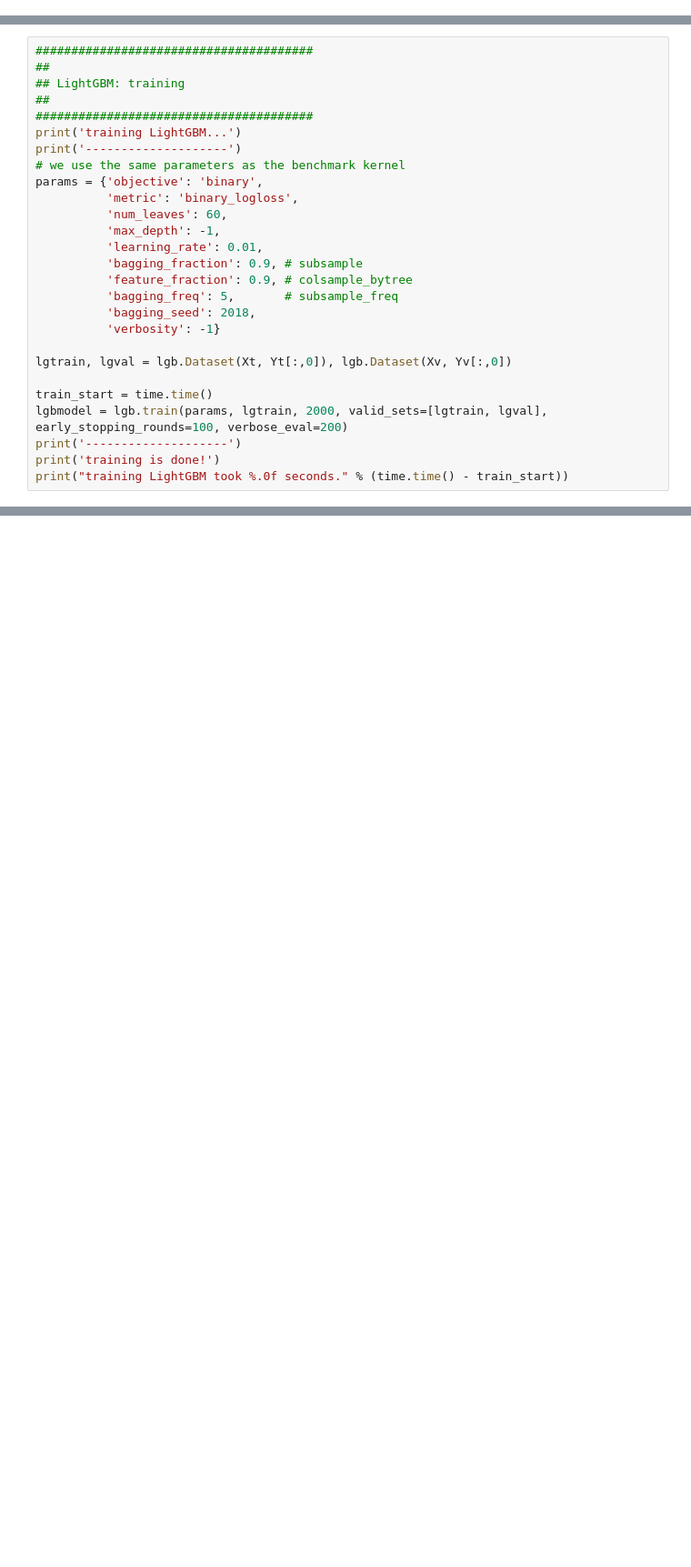
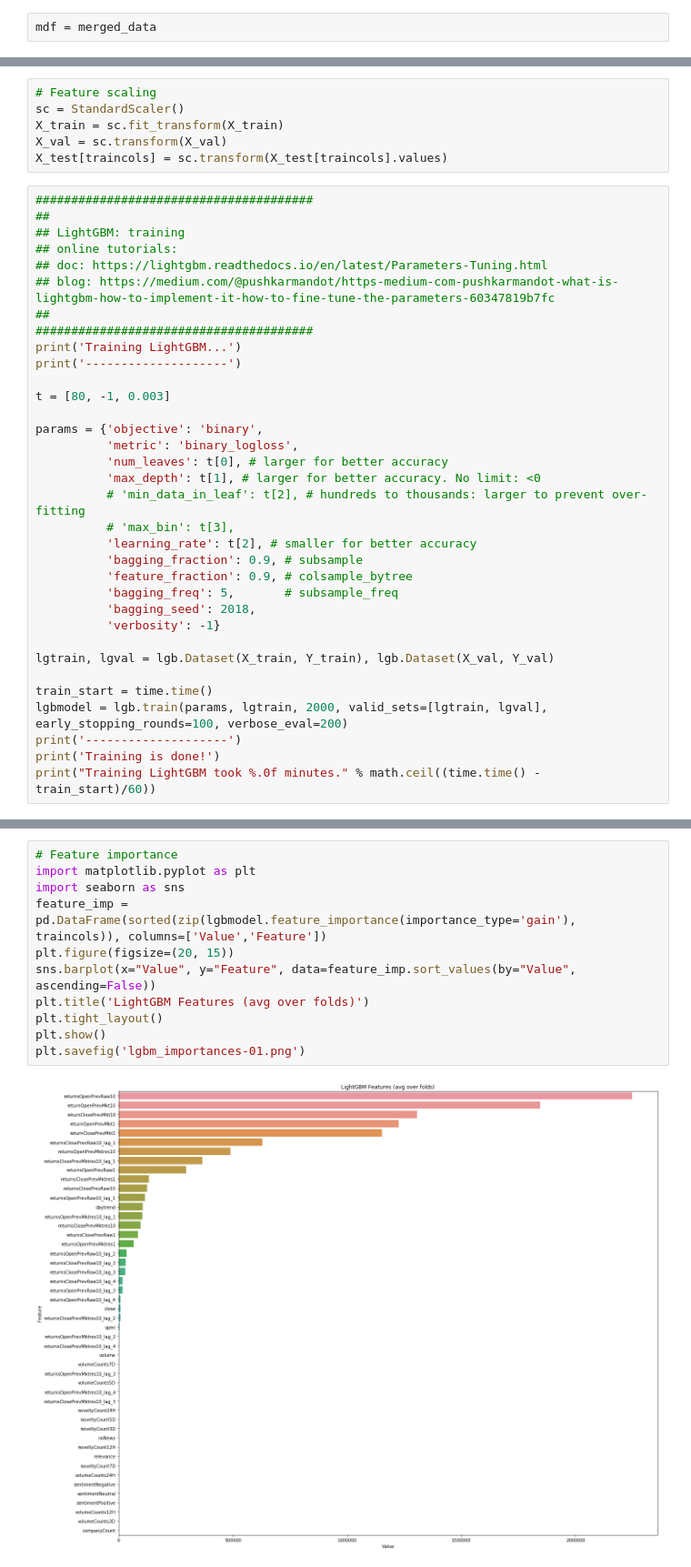
Before and after one commit to ChiPrimo/TwoSigma, a Jupyter notebook: predict_lgbm_local.ipynb, the cells around one changed output, grey strips where cells are left out. Shown at 91% size. Drawn from its saved outputs; the diff is of its cells as text; blank space fills up the shorter version.

Commit message:
Handled missing values, removed outliers, added lag features, scaled training features, and reported feature importance. Version: 20181220. Score: 0.55

```diff
--- a/predict_lgbm_local.ipynb
+++ b/predict_lgbm_local.ipynb
@@ -56,0 +162,2 @@ mdf = merged_success
+# %%
+mdf = merged_data
@@ -119,28 +205,41 @@ def post_scaling(pred_Y):
+# %%
+# Feature scaling
+sc = StandardScaler()
+X_train = sc.fit_transform(X_train)
+X_val = sc.transform(X_val)
+X_test[traincols] = sc.transform(X_test[traincols].values)
 # %%
 #######################################
 ##
 ## LightGBM: training
+## online tutorials:
+## doc: https://lightgbm.readthedocs.io/en/latest/Parameters-Tuning.html
+## blog: https://medium.com/@pushkarmandot/https-medium-com-pushkarmandot-what-is-lightgbm-how-to-implement-it-how-to-fine-tune-the-parameters-60347819b7fc
 ##
 #######################################
-print('training LightGBM...')
+print('Training LightGBM...')
 print('--------------------')
-# we use the same parameters as the benchmark kernel
+
+t = [80, -1, 0.003]
+
 params = {'objective': 'binary',
           'metric': 'binary_logloss',
-          'num_leaves': 60,
-          'max_depth': -1,
-          'learning_rate': 0.01,
+          'num_leaves': t[0], # larger for better accuracy
+          'max_depth': t[1], # larger for better accuracy. No limit: <0
+          # 'min_data_in_leaf': t[2], # hundreds to thousands: larger to prevent over-fitting
+          # 'max_bin': t[3],
+          'learning_rate': t[2], # smaller for better accuracy
           'bagging_fraction': 0.9, # subsample
           'feature_fraction': 0.9, # colsample_bytree
           'bagging_freq': 5,       # subsample_freq
           'bagging_seed': 2018,
           'verbosity': -1}
 
-lgtrain, lgval = lgb.Dataset(Xt, Yt[:,0]), lgb.Dataset(Xv, Yv[:,0])
+lgtrain, lgval = lgb.Dataset(X_train, Y_train), lgb.Dataset(X_val, Y_val)
 
 train_start = time.time()
 lgbmodel = lgb.train(params, lgtrain, 2000, valid_sets=[lgtrain, lgval], early_stopping_rounds=100, verbose_eval=200)
 print('--------------------')
-print('training is done!')
-print("training LightGBM took %.0f seconds." % (time.time() - train_start))
+print('Training is done!')
+print("Training LightGBM took %.0f minutes." % math.ceil((time.time() - train_start)/60))
 # %% [output]
@@ -188,0 +308,13 @@ our submission score is:  0.5106780727637015
+# %%
+# Feature importance
+import matplotlib.pyplot as plt
+import seaborn as sns
+feature_imp = pd.DataFrame(sorted(zip(lgbmodel.feature_importance(importance_type='gain'), traincols)), columns=['Value','Feature'])
+plt.figure(figsize=(20, 15))
+sns.barplot(x="Value", y="Feature", data=feature_imp.sort_values(by="Value", ascending=False))
+plt.title('LightGBM Features (avg over folds)')
+plt.tight_layout()
+plt.show()
+plt.savefig('lgbm_importances-01.png')
+# %% [output]
+[figure, added]
```
Also changed, not shown: parts of 28 cells of this notebook.
